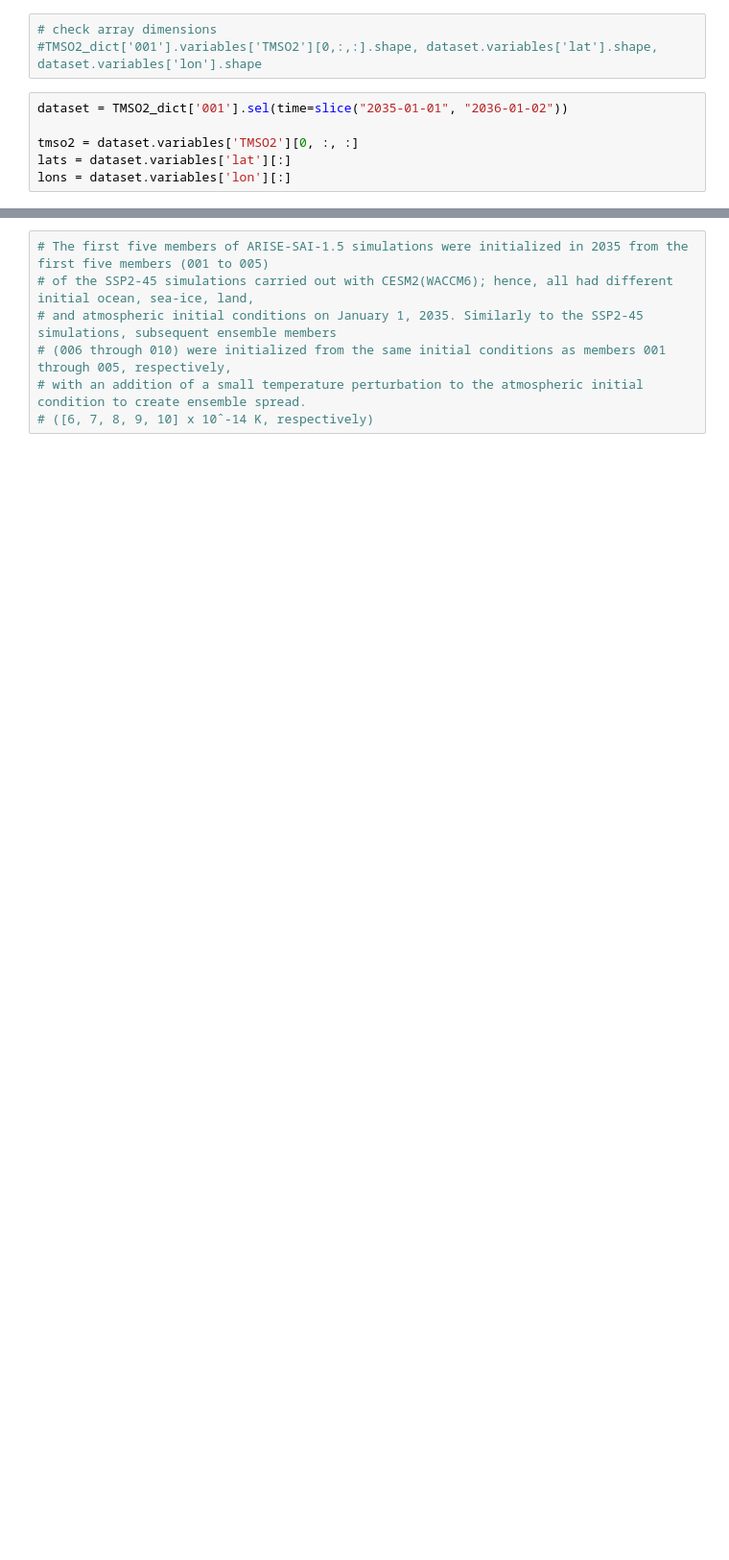
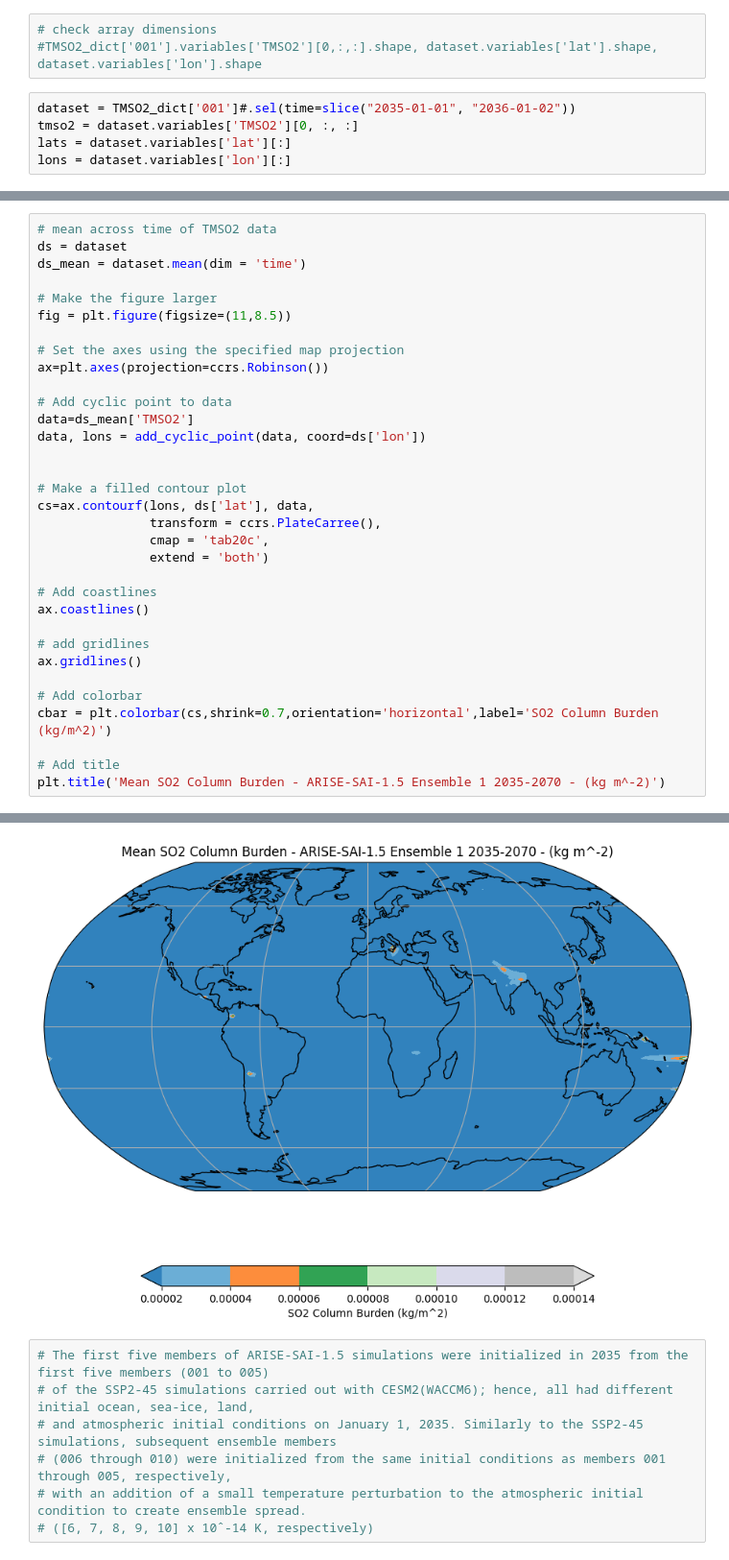
Before and after one commit to vabwalsh/SAI-impacts, a Jupyter notebook: SAIenv/ARISE_data_test.ipynb, the cells around one changed output, grey strips where cells are left out. Shown at 96% size. Cells and saved outputs as stored; diff of their text form; blank space fills up the shorter version.

Commit message:
succesful plotting of a netCDF from ARISE-SAI

```diff
--- a/SAIenv/ARISE_data_test.ipynb
+++ b/SAIenv/ARISE_data_test.ipynb
@@ -59,8 +59,7 @@ TMSO2_dict = parse_data('./project-data/TMSO2/*.nc')
 # check array dimensions
 #TMSO2_dict['001'].variables['TMSO2'][0,:,:].shape, dataset.variables['lat'].shape, dataset.variables['lon'].shape
 # %%
-dataset = TMSO2_dict['001'].sel(time=slice("2035-01-01", "2036-01-02"))
-
+dataset = TMSO2_dict['001']#.sel(time=slice("2035-01-01", "2036-01-02"))
 tmso2 = dataset.variables['TMSO2'][0, :, :]
 lats = dataset.variables['lat'][:]
 lons = dataset.variables['lon'][:]
@@ -73,0 +71,34 @@ ax.coastlines()
+# %%
+# mean across time of TMSO2 data
+ds = dataset
+ds_mean = dataset.mean(dim = 'time')
+
+# Make the figure larger
+fig = plt.figure(figsize=(11,8.5))
+
+# Set the axes using the specified map projection
+ax=plt.axes(projection=ccrs.Robinson())
+
+# Add cyclic point to data
+data=ds_mean['TMSO2']
+data, lons = add_cyclic_point(data, coord=ds['lon'])
+
+
+# Make a filled contour plot
+cs=ax.contourf(lons, ds['lat'], data,
+               transform = ccrs.PlateCarree(),
+               cmap = 'tab20c',
+               extend = 'both')
+
+# Add coastlines
+ax.coastlines()
+
+# add gridlines
+ax.gridlines()
+
+# Add colorbar
+cbar = plt.colorbar(cs,shrink=0.7,orientation='horizontal',label='SO2 Column Burden (kg/m^2)')
+
+# Add title
+plt.title('Mean SO2 Column Burden - ARISE-SAI-1.5 Ensemble 1 2035-2070 - (kg m^-2)')
+# %% [output]
@@ -74,3 +106,4 @@ ax.coastlines()
+[figure, added]
 # %%
 # The first five members of ARISE-SAI-1.5 simulations were initialized in 2035 from the first five members (001 to 005)
 # of the SSP2-45 simulations carried out with CESM2(WACCM6); hence, all had different initial ocean, sea-ice, land,
```
Also changed, not shown: parts of 6 cells of this notebook.
